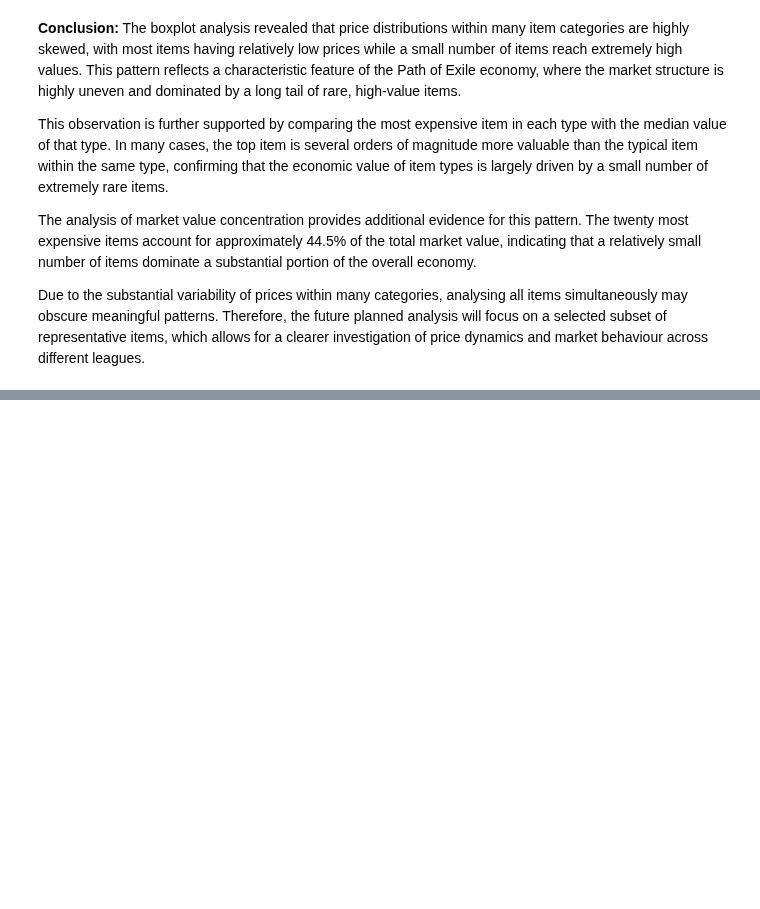
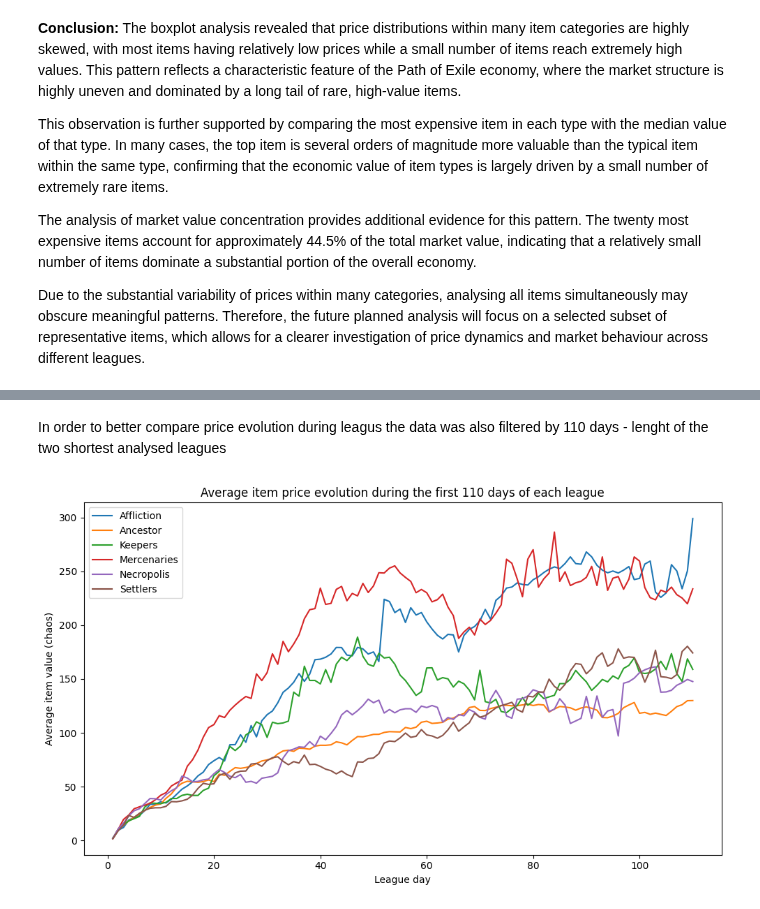
Before and after one commit to NataliaMiodowska/PoeMarketAnalyser, a Jupyter notebook: notebooks/02_actual_exploratory_data_analysis.ipynb, the cells around one changed output, grey strips where cells are left out. Saved outputs shown, nothing was run; the diff lists cells and outputs as text; code cells hidden in the pictures; blank space fills up the shorter version.

```diff
--- a/notebooks/02_actual_exploratory_data_analysis.ipynb
+++ b/notebooks/02_actual_exploratory_data_analysis.ipynb
@@ -263,0 +320,32 @@ Due to the substantial variability of prices within many categories, analysing a
+# %% [markdown]
+In order to better compare price evolution during leagus  the data was also filtered by 110 days - lenght of the two shortest analysed leagues
+# %%
+# filtering 110 first days
+
+first_110_days = avg_price_per_day[avg_price_per_day["Day"] <= 110]
+# %%
+#Average item value evolution during 110 days of each league
+plt.figure(figsize=(10,6))
+
+for league in first_110_days["League"].unique():
+
+    league_data = first_110_days[
+        first_110_days["League"] == league
+    ]
+
+    plt.plot(
+        league_data["Day"],
+        league_data["Value"],
+        label=league
+    )
+
+plt.xlabel("League day")
+plt.ylabel("Average item value (chaos)")
+plt.title("Average item price evolution during the first 110 days of each league")
+
+plt.legend()
+plt.tight_layout()
+
+plt.show()
+# %% [output]
+[figure, added]
```
Also changed, not shown: parts of 10 cells of this notebook.
